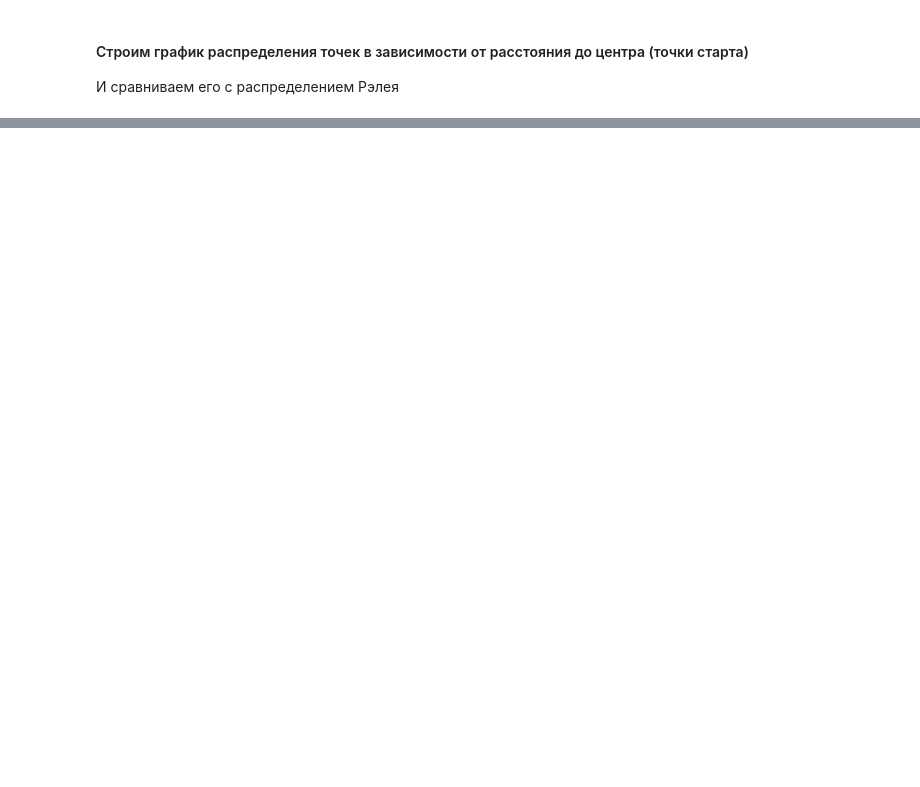
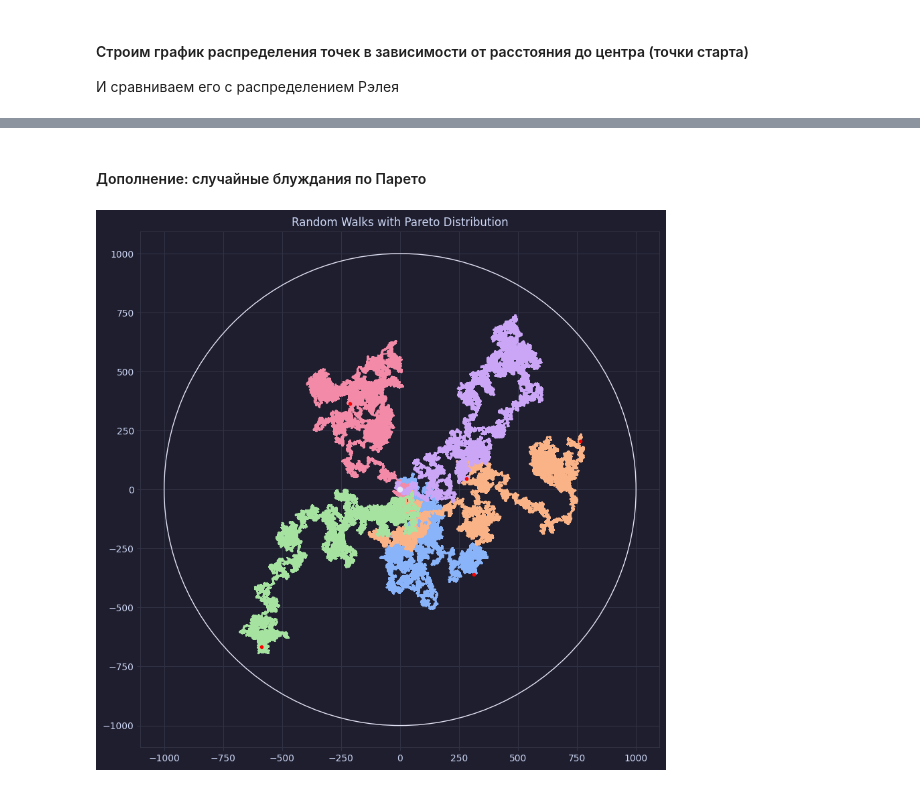
Before and after one commit to lasashq/RandomWalk, a Jupyter notebook: main.ipynb, the cells around one changed output, grey strips where cells are left out. Cells and saved outputs as stored; diff of their text form; code cells hidden in the pictures; blank space fills up the shorter version.

```diff
--- a/main.ipynb
+++ b/main.ipynb
@@ -31,10 +31,7 @@ def random_path(N, L, distr="normal", alpha=3.0):
 # %% [markdown]
 #### Непосредственная генерация траекторий и визуализация
 # %%
-NUM_PATHS = 5
-
-
-def calculate_random_paths(num_paths=NUM_PATHS, N=N, L=L, distr="normal", alpha=3.0):
+def calculate_random_paths(num_paths=5, N=N, L=L, distr="normal", alpha=3.0):
     R = []
     for i in range(num_paths):
         R.append(random_path(N, L, distr, alpha))
@@ -59,7 +56,3 @@ def plot_random_paths(R, distr="normal"):
     plt.title(f"Random Walks with {distr.capitalize()} Distribution")
     plt.grid(True)
     plt.show()
-
-
-graph = calculate_random_paths(num_paths=NUM_PATHS, distr="normal", alpha=3.0)
-plot_random_paths(graph, distr="normal")
@@ -147,0 +137,9 @@ plot_distance_histogram(normal_distances)
+# %% [markdown]
+#### Дополнение: случайные блуждания по Парето
+# %%
+NUM_PATHS = 5
+
+pareto_graph = calculate_random_paths(num_paths=NUM_PATHS, distr="pareto", alpha=4.0)
+plot_random_paths(pareto_graph, distr="pareto")
+# %% [output]
+[figure, added]
```
Also changed, not shown: parts of 15 cells of this notebook, 1 other file.
